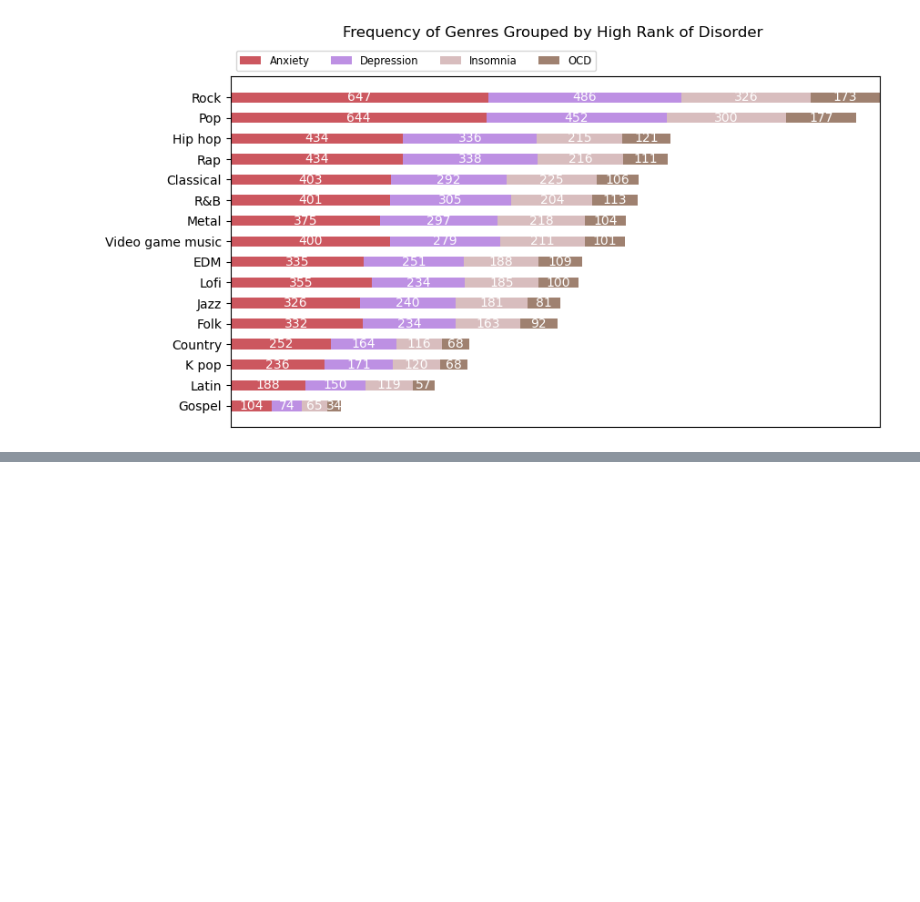
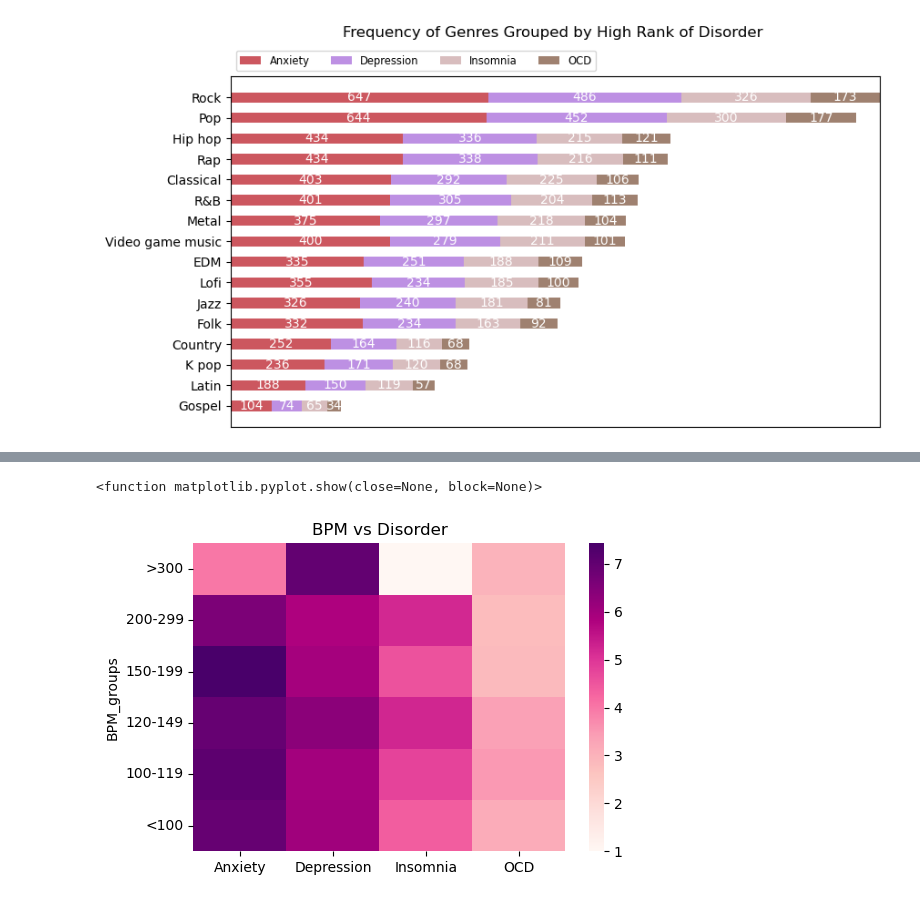
Before and after one commit to TheWizler/project1_group_10, a Jupyter notebook: Sarah's_work/Q3.ipynb, the cells around one changed output, grey strips where cells are left out. Cells and saved outputs as stored; diff of their text form; code cells hidden in the pictures; blank space fills up the shorter version.

```diff
--- a/Sarah's_work/Q3.ipynb
+++ b/Sarah's_work/Q3.ipynb
@@ -764,0 +766,5 @@ plt.show()
+# %%
+mask = ((df_pies.Anxiety >= 7) | (df_pies.Depression >= 7) | (df_pies.Insomnia >= 7) |
+    (df_pies.OCD >= 7))
+df_total = df_pies.loc[mask].reset_index(drop=True)
+df_total
@@ -764,0 +787,18 @@ plt.show()
+# %%
+# disorders = ["Anxiety", "Depression", "Insomnia", "OCD"]
+# anx_mean = df_total.Anxiety.mean()
+# dep_mean = df_total.Depression.mean()
+# ins_mean = df_total.Insomnia.mean()
+# ocd_mean = df_total.OCD.mean()
+
+df_total = df_total.rename(columns = {"Anxiety": "Anxiety Disorder", "Depression": "Depression Disorder",
+                 "Insomnia": "Insomnia Disorder", "OCD": "OCD Disorder"})
+df_total.head(1)
+
+columns_to_include = df_total.filter(like="Disorder").columns.tolist() + ["BPM_groups"]
+BPM_means = df_total[columns_to_include].groupby("BPM_groups").mean()
+
+BPM_means = BPM_means.rename(columns = {"Anxiety Disorder": "Anxiety",
+    "Depression Disorder": "Depression", "Insomnia Disorder": "Insomnia",
+    "OCD Disorder": "OCD"})
+BPM_means
@@ -764,0 +828,4 @@ plt.show()
+# %%
+BPM_means = BPM_means.apply(pd.to_numeric, downcast='float')
+BPM_means = BPM_means.round(2)
+BPM_means
@@ -764,0 +841,10 @@ plt.show()
+# %%
+plt.figure(figsize=(6, 4))
+
+sns.heatmap(BPM_means, cmap="RdPu")
+plt.gca().invert_yaxis()
+plt.title("BPM vs Disorder")
+plt.show
+# %% [output]
+<function matplotlib.pyplot.show(close=None, block=None)>
+[figure, added]
```
Also changed, not shown: parts of 30 cells of this notebook, 2 other files.
